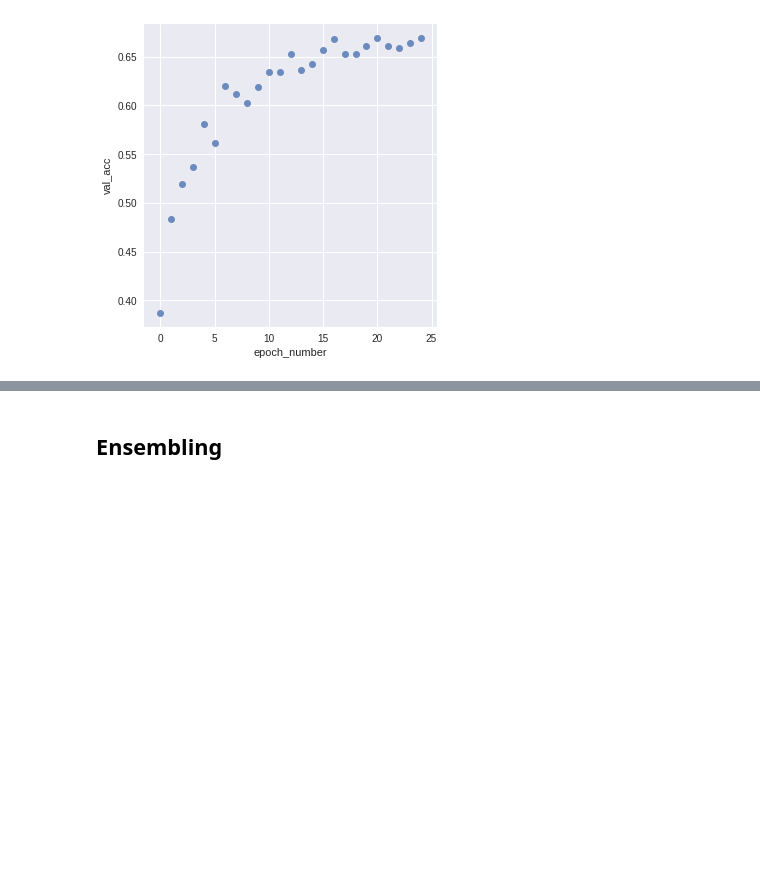
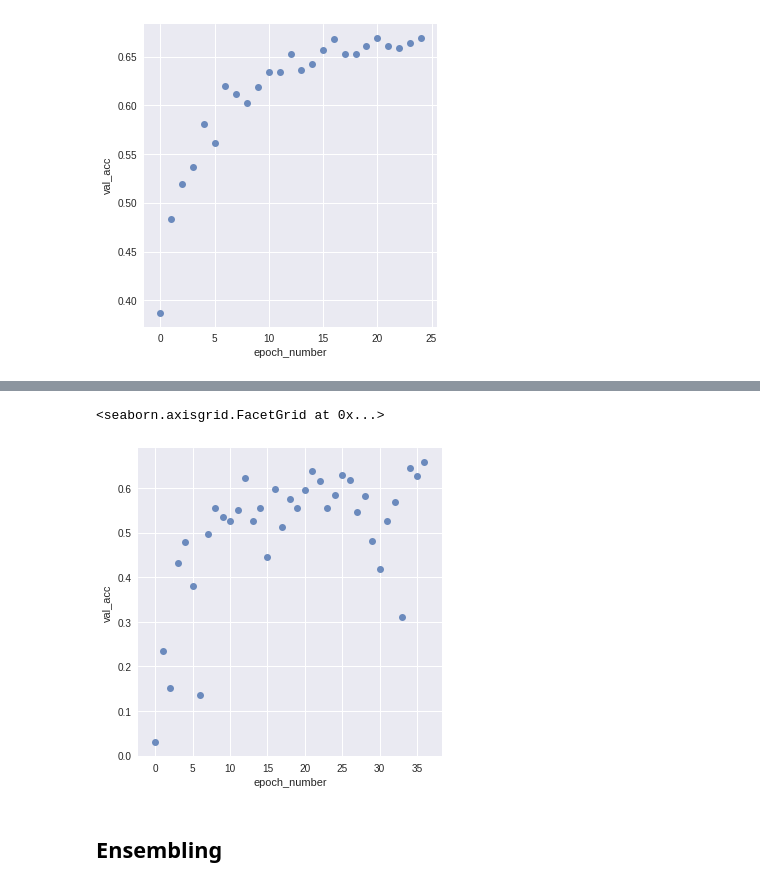
Before and after one commit to JeffreyBosman/planktonDataScienceBowl, a Jupyter notebook: scripts/plankton_model.ipynb, the cells around one changed output, grey strips where cells are left out. Cells and saved outputs as stored; diff of their text form; code cells hidden in the pictures; blank space fills up the shorter version.

Commit message:
ready to start 300 epoch augmentation+batchnorm+dropout

```diff
--- a/scripts/plankton_model.ipynb
+++ b/scripts/plankton_model.ipynb
@@ -226,0 +568,6 @@ sns.lmplot(x="epoch_number", y="val_acc", data=df, fit_reg=False)
+# %%
+model.optimizer.lr=0.0001
+history_new = model.fit_generator(train_batches, samples_per_epoch=train_batches.nb_sample,
+                    validation_data=val_batches, nb_val_samples=val_batches.nb_sample,
+                    nb_epoch=5, verbose=True)
+history = update_history(history, history_new)
@@ -226,0 +581,18 @@ sns.lmplot(x="epoch_number", y="val_acc", data=df, fit_reg=False)
+# %%
+model.optimizer.lr=0.00001
+history_new = model.fit_generator(train_batches, samples_per_epoch=train_batches.nb_sample,
+                    validation_data=val_batches, nb_val_samples=val_batches.nb_sample,
+                    nb_epoch=5, verbose=True)
+history = update_history(history, history_new)
+# %%
+model.optimizer.lr=0.000001
+history_new = model.fit_generator(train_batches, samples_per_epoch=train_batches.nb_sample,
+                    validation_data=val_batches, nb_val_samples=val_batches.nb_sample,
+                    nb_epoch=5, verbose=True)
+history = update_history(history, history_new)
+# %%
+model.optimizer.lr=0.0000001
+history_new = model.fit_generator(train_batches, samples_per_epoch=train_batches.nb_sample,
+                    validation_data=val_batches, nb_val_samples=val_batches.nb_sample,
+                    nb_epoch=5, verbose=True)
+history = update_history(history, history_new)
@@ -227,2 +627,9 @@ sns.lmplot(x="epoch_number", y="val_acc", data=df, fit_reg=False)
+# %%
+df = pd.DataFrame(history.history)
+df['epoch_number'] = range(len(df))
+sns.lmplot(x="epoch_number", y="val_acc", data=df, fit_reg=False)
+# %% [output]
+<seaborn.axisgrid.FacetGrid at 0x...>
+[figure, added]
 # %% [markdown]
 ## Ensembling
```
Also changed, not shown: parts of 54 cells of this notebook, 1 other file.
